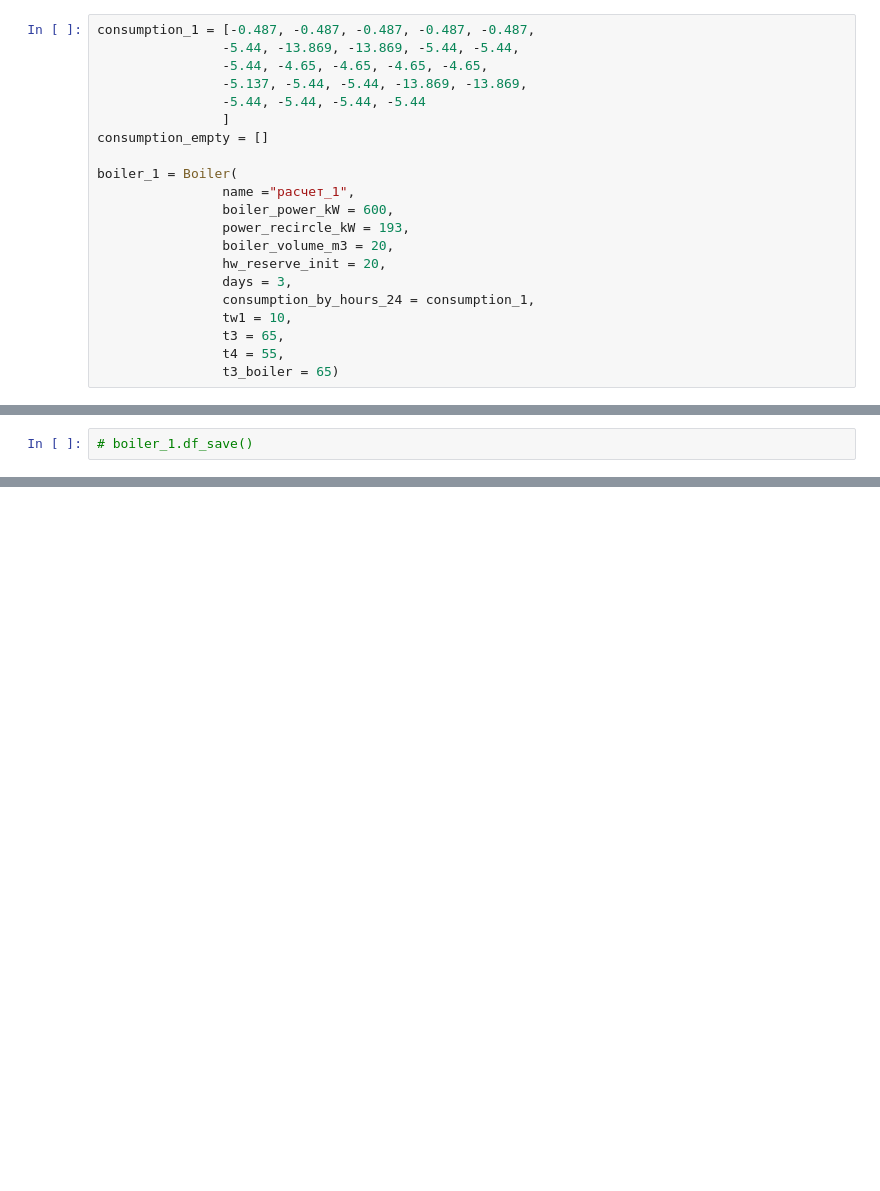
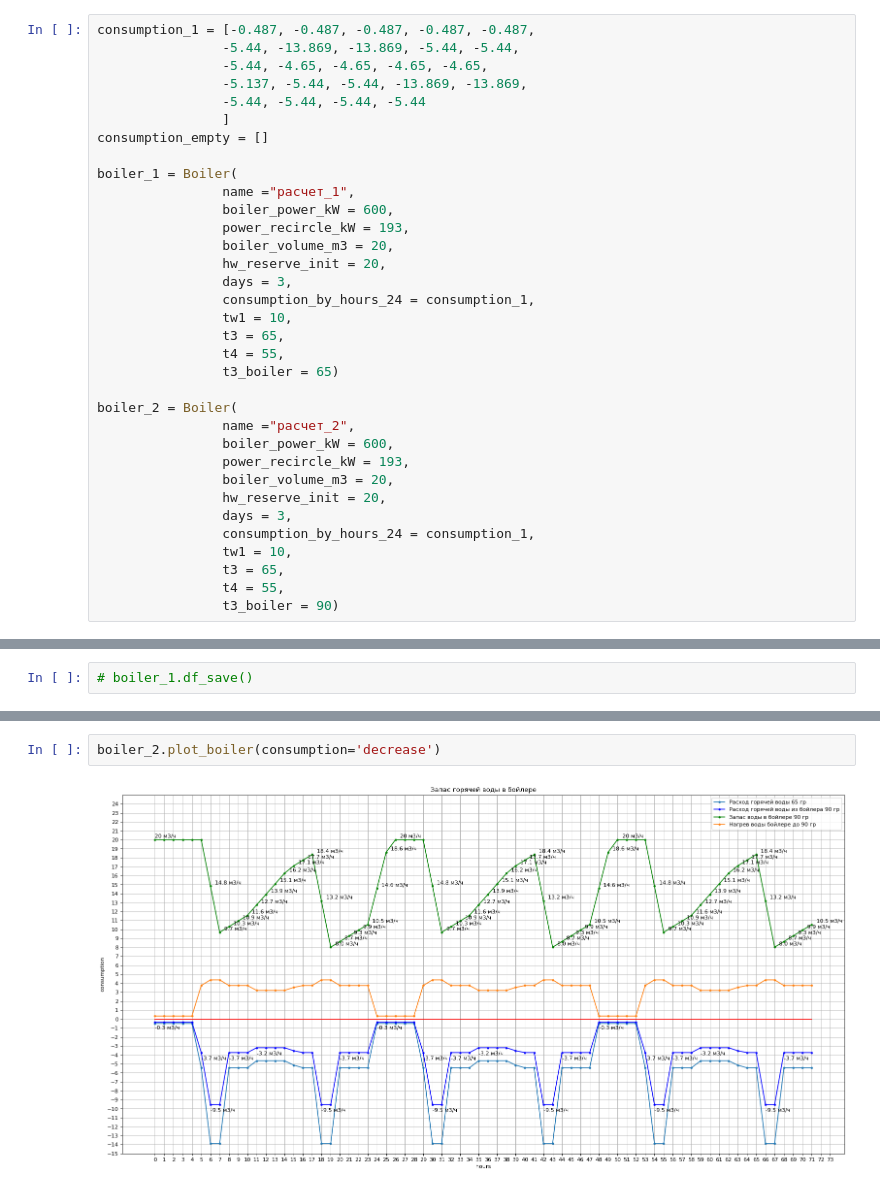
Before and after one commit to flairmix/Boiler_hot_water_calculation_app, a Jupyter notebook: manual_testing.ipynb, the cells around one changed output, grey strips where cells are left out. Saved outputs shown, nothing was run; the diff lists cells and outputs as text; blank space fills up the shorter version.

Commit message:
add new info for calc_t3!=65 in boiler_house

```diff
--- a/manual_testing.ipynb
+++ b/manual_testing.ipynb
@@ -25,5 +25,18 @@ boiler_1 = Boiler(
                 t3 = 65,
                 t4 = 55,
                 t3_boiler = 65)
+
+boiler_2 = Boiler(
+                name ="расчет_2",
+                boiler_power_kW = 600,
+                power_recircle_kW = 193,
+                boiler_volume_m3 = 20,
+                hw_reserve_init = 20,
+                days = 3,
+                consumption_by_hours_24 = consumption_1,
+                tw1 = 10,
+                t3 = 65,
+                t4 = 55,
+                t3_boiler = 90)
 # %%
 boiler_1.calculate()
@@ -100,0 +125,4 @@ boiler_1.plot_boiler(consumption='decrease')
+# %%
+boiler_2.plot_boiler(consumption='decrease')
+# %% [output]
+[figure, added]
```
Also changed, not shown: parts of 7 cells of this notebook, 1 other file.
